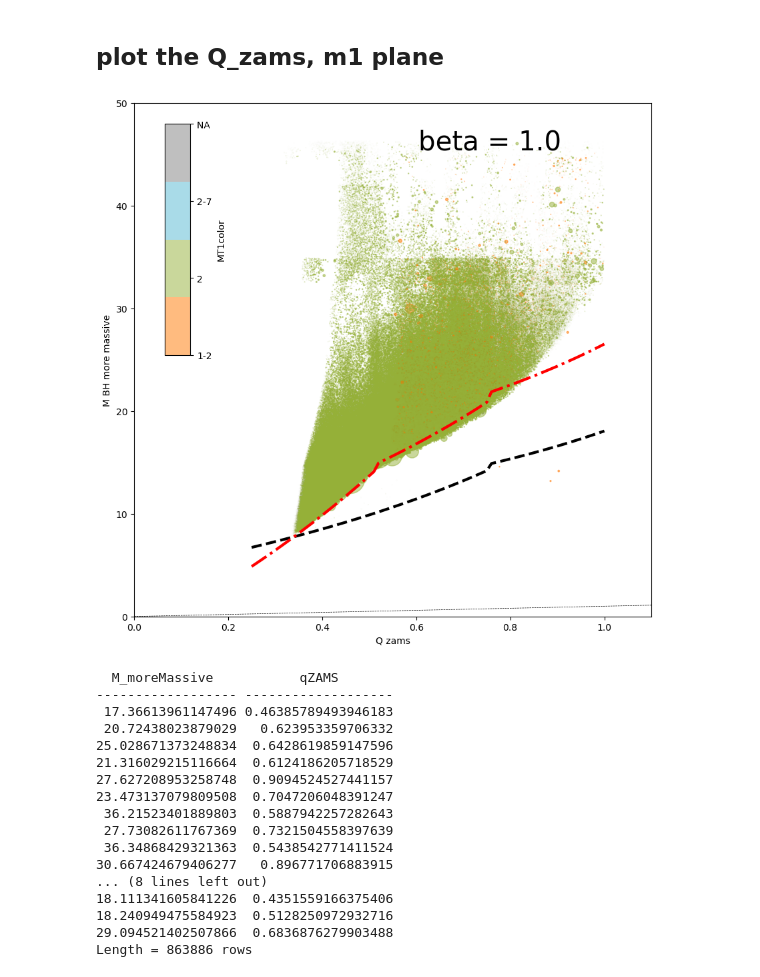
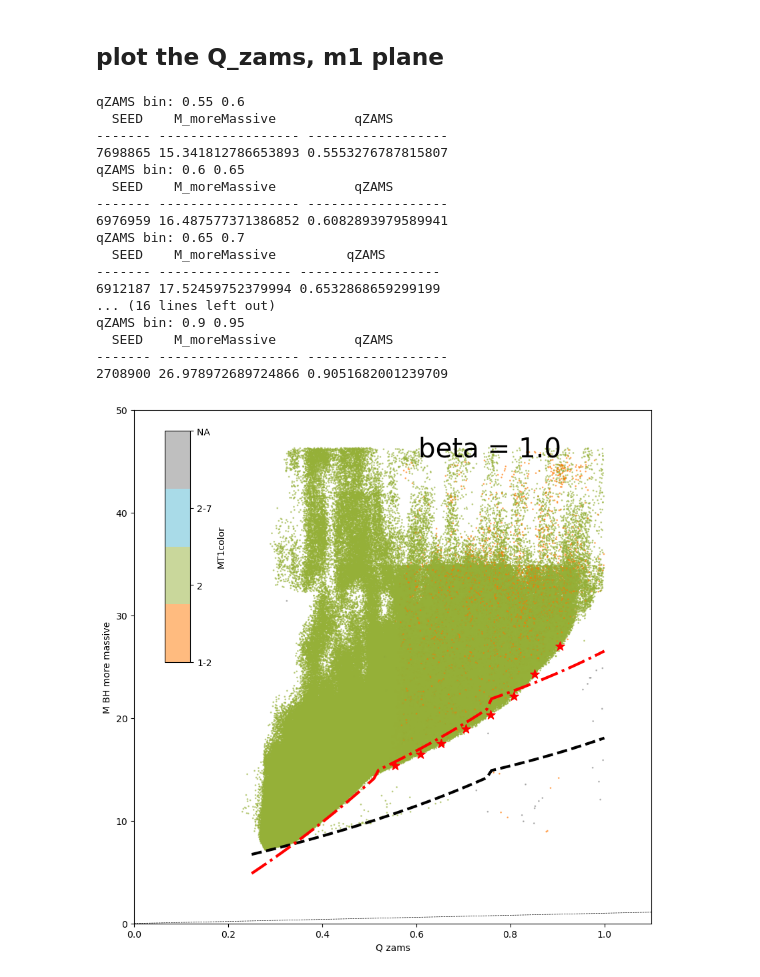
Before and after one commit to LiekeVanSon/BumpAt20, a Jupyter notebook: Code/Select_sys_along_edge.ipynb, the cells around one changed output. Saved outputs shown, nothing was run; the diff lists cells and outputs as text; code cells hidden in the pictures.

Commit message:
created table and Figure

```diff
--- a/Code/Select_sys_along_edge.ipynb
+++ b/Code/Select_sys_along_edge.ipynb
@@ -69,7 +69,7 @@ def read_data(loc = '', verbose=False):
 
     DCO = Table()
     for dco_param in ['SEED', 'Mass(1)', 'Mass(2)', 'Stellar_Type(1)', 'Stellar_Type(2)',
-                      'MT_Donor_Hist(1)','MT_Donor_Hist(2)','dmMT(1)', 'dmMT(2)', 'dmWinds(1)', 'dmWinds(2)',
+                      'MT_Donor_Hist(1)','MT_Donor_Hist(2)','dmMT(1)', 'dmMT(2)', 'dmWinds(1)', 'dmWinds(2)','Merges_Hubble_Time',
                       'Metallicity@ZAMS(1)', 'SemiMajorAxis@DCO', 'Eccentricity@DCO', 'Optimistic_CE', 'Immediate_RLOF>CE', CEcount]:
 
         DCO[dco_param] = File[dcokey][dco_param][()]
@@ -80,7 +80,7 @@ def read_data(loc = '', verbose=False):
 
     SYS_DCO_seeds_bool           = np.in1d(File[syskey]['SEED'][()], DCO['SEED']) #Bool to point SYS to DCO
     # This needs to be done in two steps, otherwise the Snakemake workflow gets stuck for unknown reasons
-    for sys_param in ['Stellar_Type@ZAMS(1)', 'Stellar_Type@ZAMS(2)', 'Mass@ZAMS(1)', 'Mass@ZAMS(2)']:
+    for sys_param in ['Stellar_Type@ZAMS(1)', 'Stellar_Type@ZAMS(2)', 'Mass@ZAMS(1)', 'Mass@ZAMS(2)', 'SemiMajorAxis@ZAMS', 'mixture_weight']:
         SYSvalues = File[syskey][sys_param][()]
         DCO[sys_param]  =  SYSvalues[SYS_DCO_seeds_bool]
 
@@ -247,7 +247,7 @@ done masking data:  0.9635319709777832 seconds
 # %% [markdown]
 ## plot the Q_zams, m1 plane
 # %%
-to_plot_table = M2_moremass_BBH #merging_BBH #
+to_plot_table = merging_BBH # M2_moremass_BBH #
 to_plot_table['qZAMS'] = to_plot_table['Mass@ZAMS(2)']/to_plot_table['Mass@ZAMS(1)']
 
 to_plot_weight = M2_moremass_Weights # Weights #
@@ -264,56 +264,71 @@ fig, ax = plt.subplots(figsize = (10, 10))
 
 plt.plot(np.linspace(0,50,100), np.linspace(0,50,100), '--', color='k', lw = 0.5)
 
 kleur = 'MT1color' #'log Z' # # np.log10(M2_moremass_BBH['Metallicity@ZAMS(1)'])
 im = plt.scatter(to_plot_table['qZAMS'], to_plot_table['M_moreMassive'],
-            s = 4000* to_plot_weight, c = to_plot_table[kleur], marker = 'o',
+            s = 1, c = to_plot_table[kleur], marker = 'o',
+            # s = 4000* to_plot_weight, c = to_plot_table[kleur], marker = 'o',
             alpha = 0.5, vmin = 0, vmax = 3,  cmap = discrete_cmap,) #cmap = 'viridis')
 
 # Create an inset axes for the colorbar
-cax = inset_axes(ax,``
+cax = inset_axes(ax,
                  width="5%",  # width = 5% of parent_bbox width
                  height="45%",  # height : 50%
                  loc='lower left', bbox_to_anchor=(0.05, 0.5, 1, 1), bbox_transform=ax.transAxes)
 cbar = fig.colorbar(im, cax=cax, orientation="vertical",label = kleur )
 # Set the colorbar tick locations and labels for MT map
 cbar.set_ticks(list(range(len(color_map) )))
 cmap_ticks = [key.replace('             ', '') for key in color_map.keys()]
 cbar.set_ticklabels(cmap_ticks)
 
-###
+########
+# Add the analytical solutions
 ax.plot(qzams, Min_MBH1, color = 'k', lw = 3, ls = '--', label = 'min Mbha')
 ax.plot(qzams, minM_BH2, color = 'red', lw = 3, ls = '-.', label = 'min Mbhb')
 
-# print('qzams', qzams, 'Min_MBH1',Min_MBH1 , 'minM_BH2', minM_BH2)
+############
+# Select a bunch of systems along the edge and plot them
+# for the median q_ZAMS value in the following qzams bin:
+q_ZAMS_bin_edges = [0.55, 0.6, 0.65, 0.7, 0.75, 0.8, 0.85, 0.9, 0.95]
+SEEDS_to_collect = []
+for i in range(len(q_ZAMS_bin_edges)-1):
+    print('qZAMS bin:', q_ZAMS_bin_edges[i], q_ZAMS_bin_edges[i+1])
+    q_ZAMS_bin = to_plot_table[(to_plot_table['qZAMS'] >= q_ZAMS_bin_edges[i]) & (to_plot_table['qZAMS'] < q_ZAMS_bin_edges[i+1])]
+    # get the indices of the system with the 5 lowest M_moreMassive
+    i_mins = np.argsort(q_ZAMS_bin['M_moreMassive'])[0:15]
+    print(q_ZAMS_bin['SEED', 'M_moreMassive','qZAMS'][i_mins[14]])
+    SEEDS_to_collect.append(q_ZAMS_bin['SEED'][i_mins[14]])
+    # plot them
+    ax.scatter(q_ZAMS_bin['qZAMS'][i_mins[14]], q_ZAMS_bin['M_moreMassive'][i_mins[14]], s = 100, c = 'r', marker = '*', alpha = 1.0, zorder  =100)
 
 
+###############
+# PLot values
+# print('qzams', qzams, 'Min_MBH1',Min_MBH1 , 'minM_BH2', minM_BH2
 ax.text(0.55, 0.95, 'beta = %s' % (BETA), ha='left', va='top', transform=ax.transAxes, size=29)
 
 ax.set_xlabel('Q zams')
 ax.set_ylabel('M BH more massive')
 ax.set_ylim(0,50)
 ax.set_xlim(0,1.1)
-plt.savefig('qzams_vs_MBH1_beta%s.png'%(BETA))
+plt.savefig('Plots/qzams_vs_MBH1_beta%s.png'%(BETA))
 plt.show()
 # %% [output]
+qZAMS bin: 0.55 0.6
+  SEED    M_moreMassive          qZAMS
+------- ------------------ ------------------
+7698865 15.341812786653893 0.5553276787815807
+qZAMS bin: 0.6 0.65
+  SEED    M_moreMassive          qZAMS
+------- ------------------ ------------------
+6976959 16.487577371386852 0.6082893979589941
+qZAMS bin: 0.65 0.7
+  SEED    M_moreMassive         qZAMS
+------- ----------------- ------------------
+6912187 17.52459752379994 0.6532868659299199
+... (16 lines left out)
+qZAMS bin: 0.9 0.95
+  SEED    M_moreMassive          qZAMS
+------- ------------------ ------------------
+2708900 26.978972689724866 0.9051682001239709
-[figure, old version]
+[figure, new version]
-# %%
-print(to_plot_table['M_moreMassive','qZAMS'])
-# %% [output]
-  M_moreMassive           qZAMS
------------------- -------------------
- 17.36613961147496 0.46385789493946183
- 20.72438023879029   0.623953359706332
-25.028671373248834  0.6428619859147596
-21.316029215116664  0.6124186205718529
-27.627208953258748  0.9094524527441157
-23.473137079809508  0.7047206048391247
- 36.21523401889803  0.5887942257282643
- 27.73082611767369  0.7321504558397639
- 36.34868429321363  0.5438542771411524
-30.667424679406277   0.896771706883915
-... (8 lines left out)
-18.111341605841226  0.4351559166375406
-18.240949475584923  0.5128250972932716
-29.094521402507866  0.6836876279903488
-Length = 863886 rows
```
Also changed, not shown: parts of 5 cells of this notebook, 4 other files.
